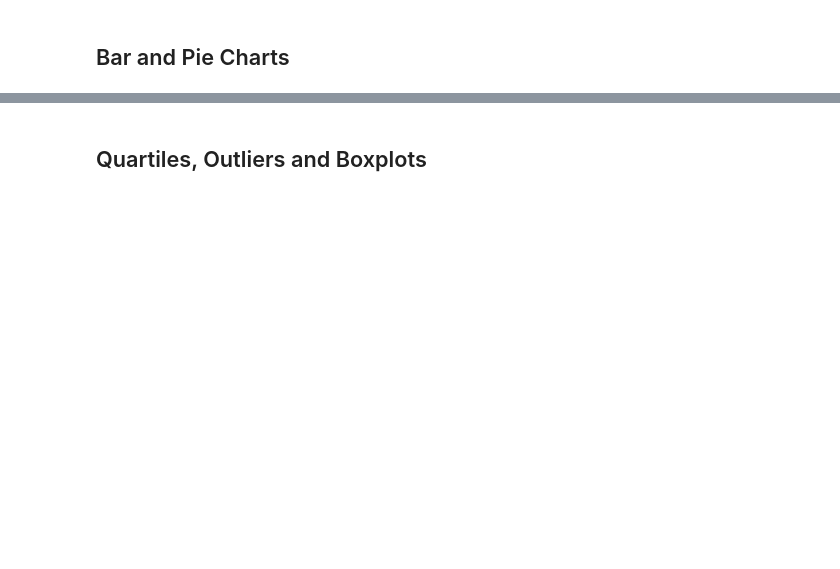
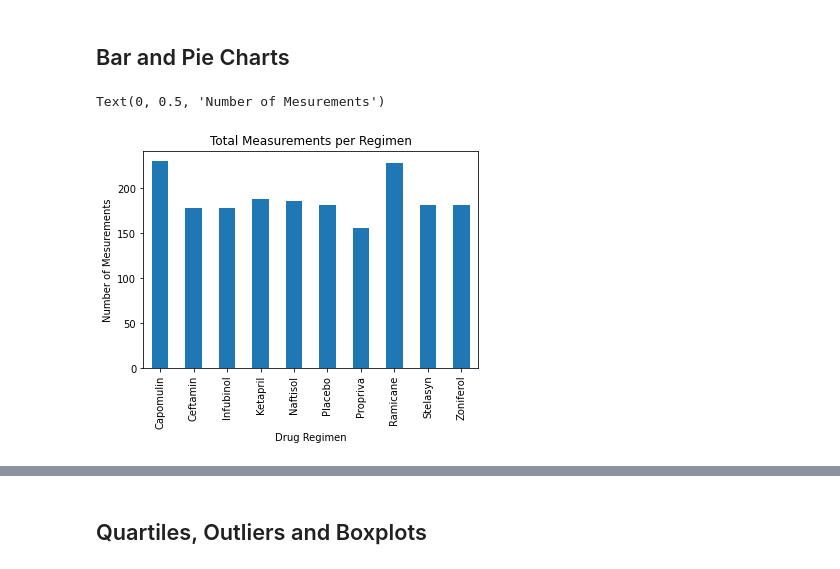
Before and after one commit to amerikonnor/matplotlib-challenge, a Jupyter notebook: pymaceuticals_starter.ipynb, the cells around one changed output, grey strips where cells are left out. Drawn from its saved outputs; the diff is of its cells as text; code cells hidden in the pictures; blank space fills up the shorter version.

```diff
--- a/pymaceuticals_starter.ipynb
+++ b/pymaceuticals_starter.ipynb
@@ -97,3 +134,14 @@ AttributeError: 'SeriesGroupBy' object has no attribute 'value'
 # %% [markdown]
 ## Bar and Pie Charts
+# %%
+# Generate a bar plot showing the total number of measurements taken on each drug regimen using pandas.
+
+count_df = pd.DataFrame(regimen_groups['Mouse ID'].count())
+count_df = count_df.reset_index()
+count_df = count_df.rename(columns={'Mouse ID':'Number of Measurements'})
+count_df.plot(kind='bar',x='Drug Regimen',y='Number of Measurements',legend=False,title='Total Measurements per Regimen')
+plt.ylabel('Number of Mesurements')
+# %% [output]
+Text(0, 0.5, 'Number of Mesurements')
+[figure, added]
 # %%
```
Also changed, not shown: parts of 11 cells of this notebook.
